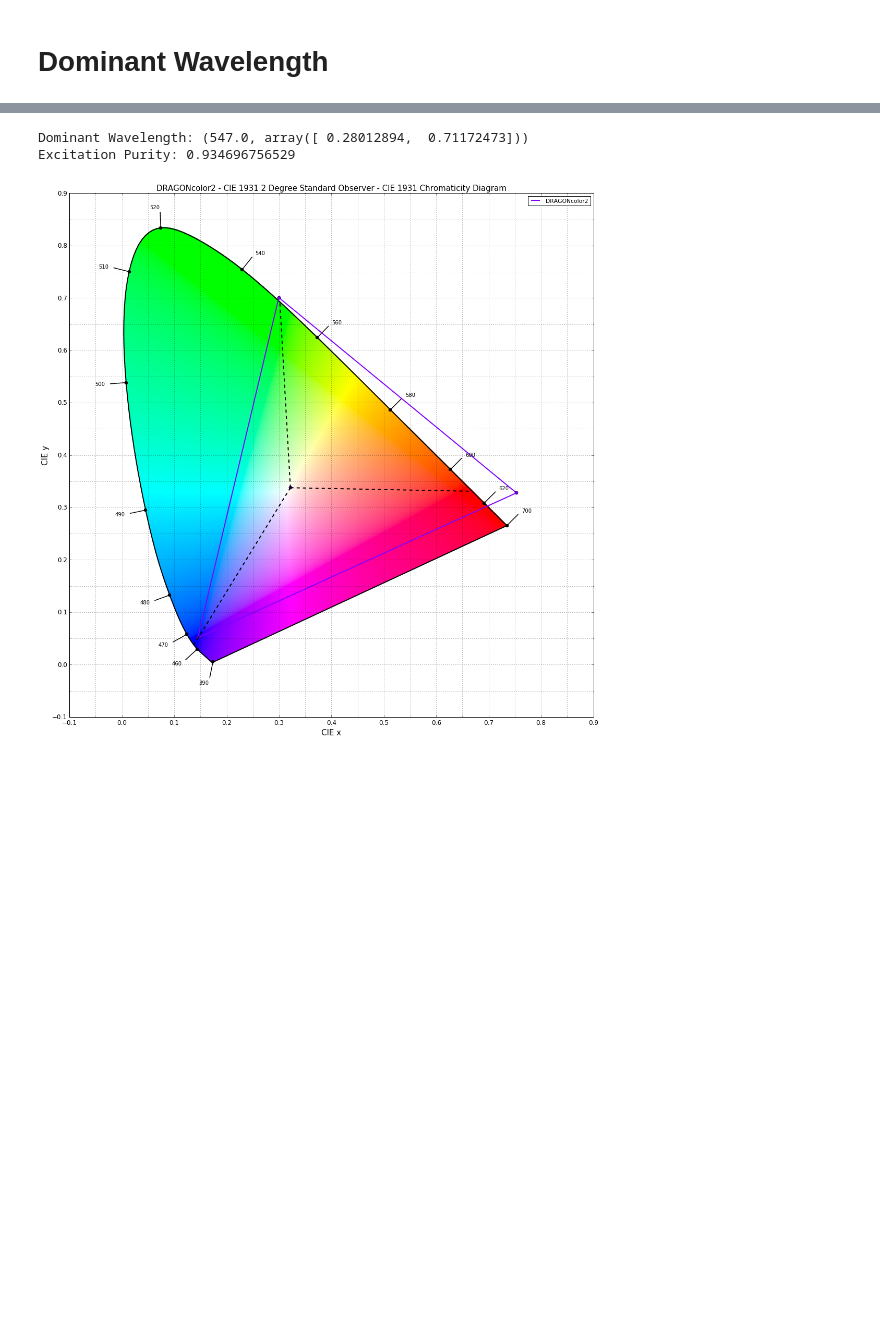
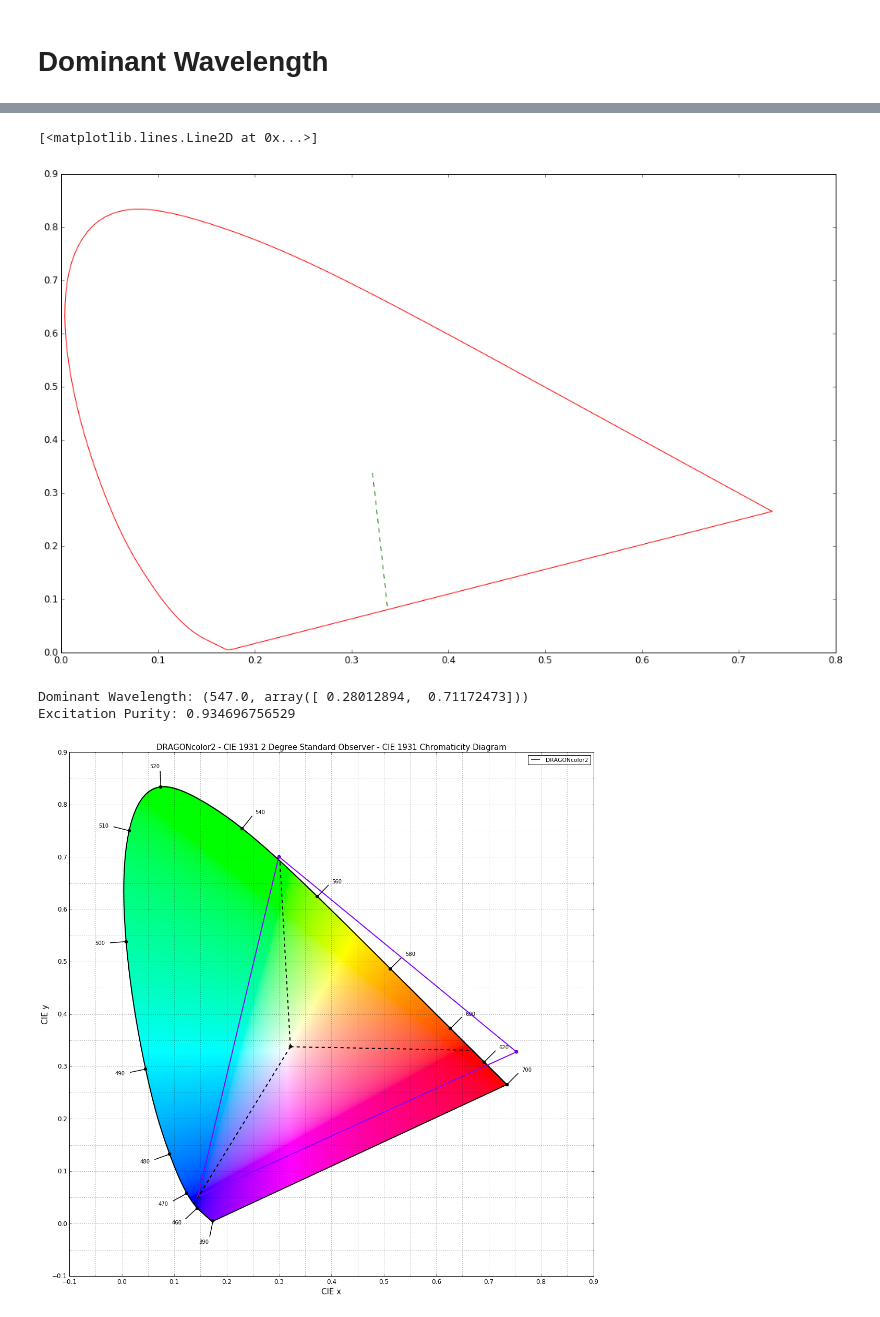
Before and after one commit to colour-science/colour-ramblings, a Jupyter notebook: dominant_wavelength.ipynb, the cells around one changed output, grey strips where cells are left out. Saved outputs shown, nothing was run; the diff lists cells and outputs as text; code cells hidden in the pictures; blank space fills up the shorter version.

```diff
--- a/dominant_wavelength.ipynb
+++ b/dominant_wavelength.ipynb
@@ -5,14 +82,4 @@
 # %%
-import numpy as np
-
-from colour import (
-    XYZ_to_xy,
-    CMFS,
-    ILLUMINANTS,
-    tsplit,
-    tstack,
-    warning)
-
 def euclidean_distance(a, b):
     return np.linalg.norm(np.asarray(a) - np.asarray(b), axis=-1)
 
@@ -92,33 +159,63 @@ def dominant_wavelength(xy,
     else:
         i_w = closest_spectral_locus_wavelength_index(xy, xy_n, xy_c)
         w, xy_w = cmfs.wavelengths[i_w], xy_c[i_w]
 
     return w, xy_w
 
 
 def complementary_wavelength(xy,
                              xy_n,
                              cmfs=CMFS['CIE 1931 2 Degree Standard Observer']):
     xy_c = XYZ_to_xy(cmfs.values)
 
     xy3 = extend_segment(xy, xy_n)
     if segments_intersect(xy_n, xy3, xy_c[0], xy_c[-1]):
         raise RuntimeError('"{0}" chromaticity coordinates have no "complementary wavelength"!'.format(xy))
 
     i_w = closest_spectral_locus_wavelength_index(xy, xy_n, xy_c, True)
 
     return cmfs.wavelengths[i_w], xy_c[i_w]
 
 
 def excitation_purity(xy,
                       xy_n,
                       cmfs=CMFS['CIE 1931 2 Degree Standard Observer']):
 
     w, xy_w = dominant_wavelength(xy, xy_n, cmfs)
 
     e_p = euclidean_distance(xy_n, xy) / euclidean_distance(xy_n, xy_w)
 
     return e_p
+
+# New Approach using proper intersections computation.
+D60 = ILLUMINANTS['CIE 1931 2 Degree Standard Observer']['D60']
+
+def closest_spectral_locus_wavelength(xy1, xy2, xy_c, reverse=False):
+
+    xy3 = (extend_segment(xy1, xy2)
+           if reverse else
+           extend_segment(xy2, xy1))
+
+    xy_c = np.vstack((xy_c, xy_c[0, :]))
+
+    xy = segments_intersections(np.hstack((xy1, xy3)),
+                                np.hstack((xy_c, np.roll(xy_c, 1, axis=0)))).xy
+    xy = xy[~np.isnan(xy).any(axis=-1)]
+
+    return xy
+
+xy_c = XYZ_to_xy(CMFS['CIE 1931 2 Degree Standard Observer'].values)
+xy = DRAGON_COLOR_2_COLOURSPACE.primaries[1, :]
+xy_i = closest_spectral_locus_wavelength(D60, xy, xy_c)
+
+xy_c = np.vstack((xy_c, xy_c[0, :]))
+x_c, y_c = tsplit(xy_c)
+
+pylab.plot(x_c, y_c)
+pylab.plot((D60[0], xy_i[0, 0]), (D60[1], xy_i[0, 1]), '--')
+# %% [output]
+[<matplotlib.lines.Line2D at 0x...>]
+[figure, added]
 # %%
 xy = (0.2835, 0.6870)
 E = ILLUMINANTS['CIE 1931 2 Degree Standard Observer']['E']
```
Also changed, not shown: parts of 4 cells of this notebook.
